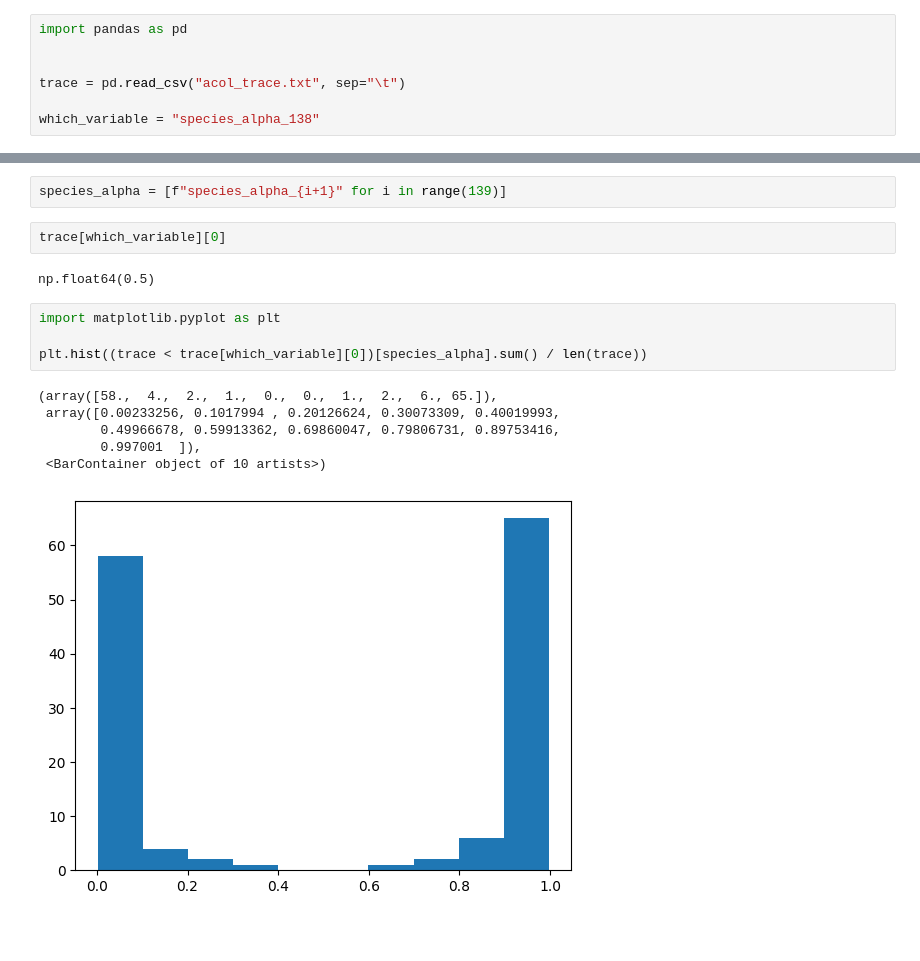
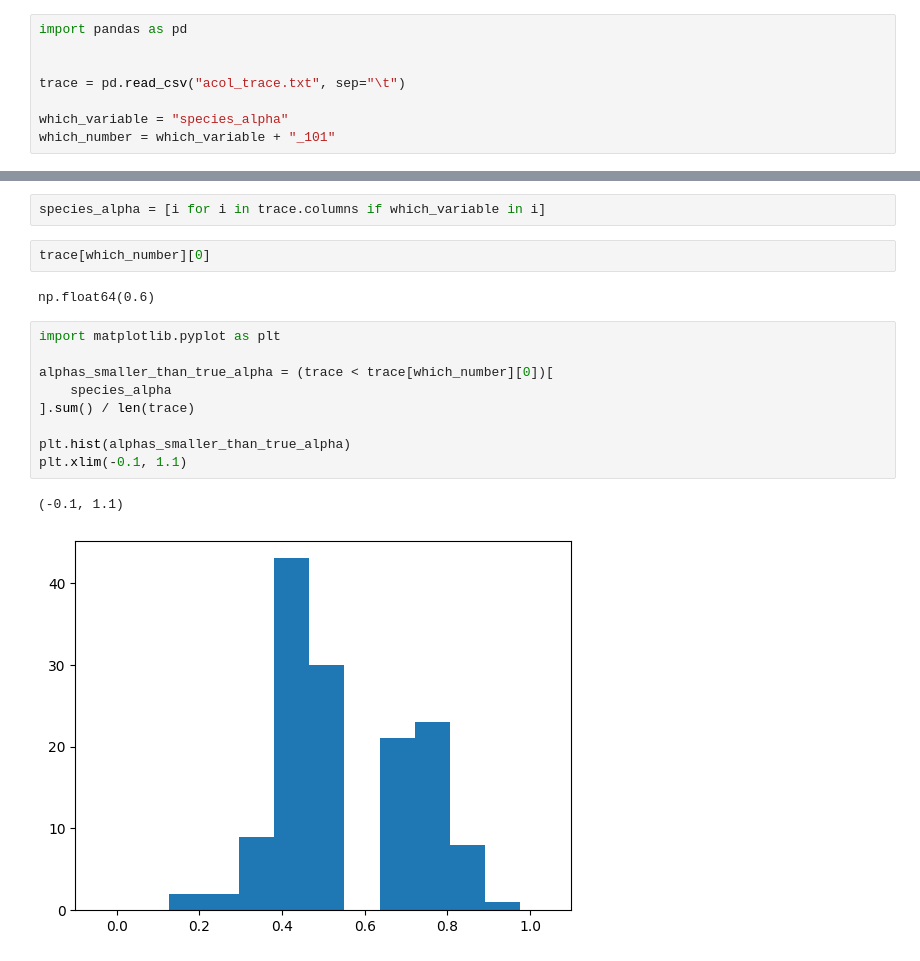
Before and after one commit to anticipated-chemistry-of-life/markov-random-field, a Jupyter notebook: model_validation/single_root/test_out/check_posterior.ipynb, the cells around one changed output, grey strips where cells are left out. Drawn from its saved outputs; the diff is of its cells as text; blank space fills up the shorter version.

```diff
--- a/model_validation/single_root/test_out/check_posterior.ipynb
+++ b/model_validation/single_root/test_out/check_posterior.ipynb
@@ -4,7 +4,8 @@ import pandas as pd
 
 trace = pd.read_csv("acol_trace.txt", sep="\t")
 
-which_variable = "species_alpha_138"
+which_variable = "species_alpha"
+which_number = which_variable + "_101"
 # %%
 trace
 # %% [output]
@@ -43,17 +44,18 @@ plt.legend(["", "true value", "mean value of trace"])
 # %%
-species_alpha = [f"species_alpha_{i+1}" for i in range(139)]
+species_alpha = [i for i in trace.columns if which_variable in i]
 # %%
-trace[which_variable][0]
+trace[which_number][0]
 # %% [output]
-np.float64(0.5)
+np.float64(0.6)
 # %%
 import matplotlib.pyplot as plt
 
-plt.hist((trace < trace[which_variable][0])[species_alpha].sum() / len(trace))
+alphas_smaller_than_true_alpha = (trace < trace[which_number][0])[
+    species_alpha
+].sum() / len(trace)
+
+plt.hist(alphas_smaller_than_true_alpha)
+plt.xlim(-0.1, 1.1)
 # %% [output]
-(array([58.,  4.,  2.,  1.,  0.,  0.,  1.,  2.,  6., 65.]),
- array([0.00233256, 0.1017994 , 0.20126624, 0.30073309, 0.40019993,
-        0.49966678, 0.59913362, 0.69860047, 0.79806731, 0.89753416,
-        0.997001  ]),
- <BarContainer object of 10 artists>)
+(-0.1, 1.1)
-[figure, old version]
+[figure, new version]
```
Also changed, not shown: parts of 8 cells of this notebook, 16 other files.
